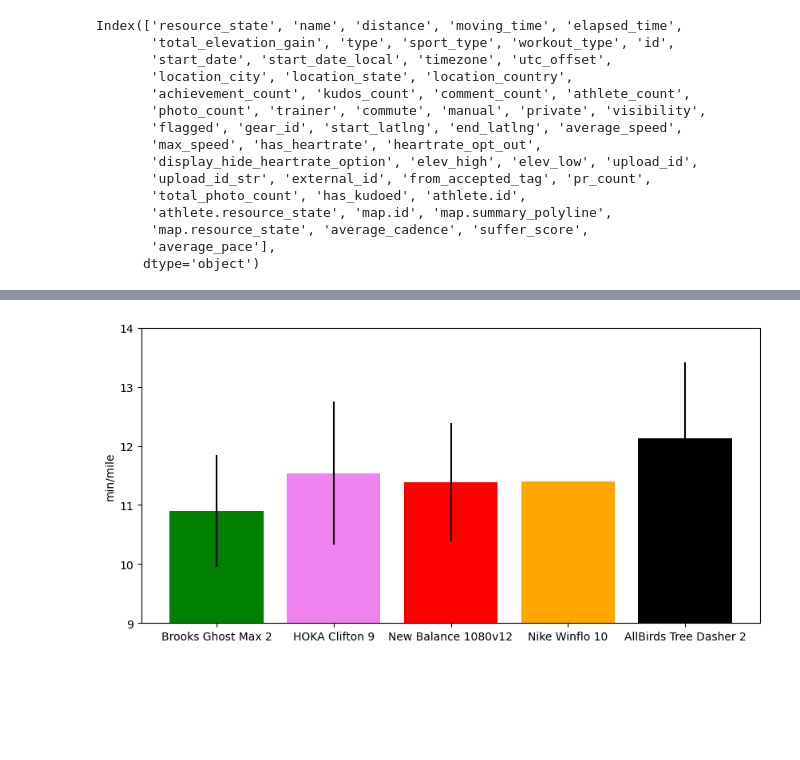
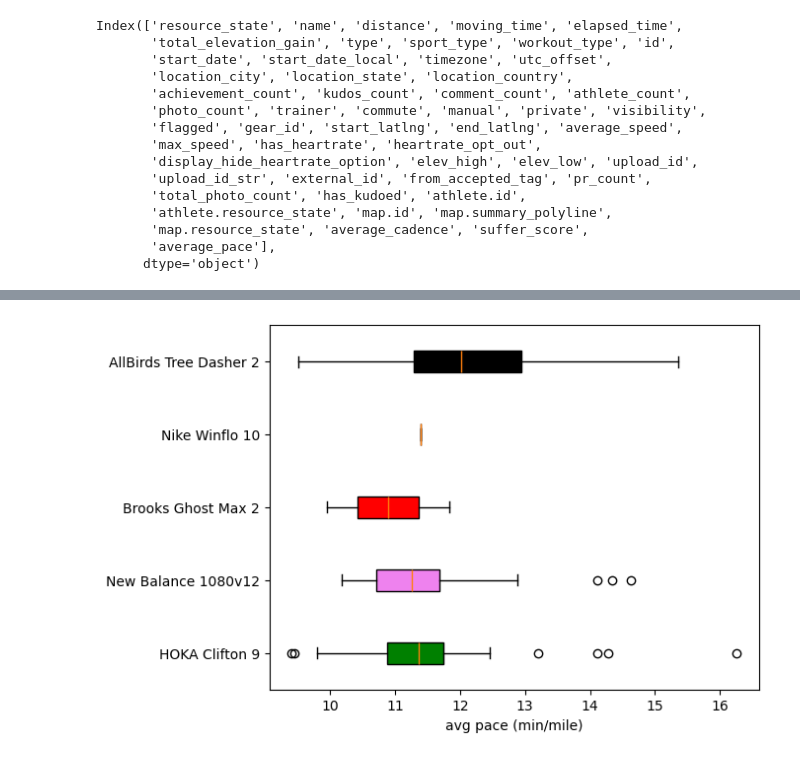
Before and after one commit to muralikgs/running-analysis, a Jupyter notebook: codes/running-analysis.ipynb, the cells around one changed output, grey strips where cells are left out. Drawn from its saved outputs; the diff is of its cells as text; code cells hidden in the pictures; blank space fills up the shorter version.

```diff
--- a/codes/running-analysis.ipynb
+++ b/codes/running-analysis.ipynb
@@ -218,15 +234,20 @@ for id in list_of_gears:
         av_pace_per_shoe = [df["average_pace"].tolist()[j] for j in range(len(df)) if df["gear_id"].tolist()[j] == id]
         mean_per_shoe[id] = np.mean(av_pace_per_shoe)
         std_per_shoe[id] = np.std(av_pace_per_shoe)
-# %%
-fig, axs = plt.subplots(1)
-
-fig.set_figwidth(10)
-
-axs.bar([1, 2, 3, 4, 5], mean_per_shoe.values(), yerr=std_per_shoe.values(), color=color_choices)
-axs.set_xticks([1, 2, 3, 4, 5])
-axs.set_ybound([9,14])
-_ = axs.set_xticklabels(shoe_names_list)
-_ = axs.set_ylabel("min/mile")
-# %% [output]
-[figure, removed]
+# %%
+fig, axs = plt.subplots(1)
+
+data = list()
+for id in list_of_gears:
+    if id:
+        data.append(df[df["gear_id"] == id]["average_pace"])
+
+box = axs.boxplot(data, vert=False, widths=0.3, patch_artist=True)
+
+for patch, color in zip(box["boxes"], color_choices):
+    patch.set_facecolor(color)
+
+axs.set_xlabel("avg pace (min/mile)")
+_ = axs.set_yticklabels([gear_info_dict[id]["name"] for id in list_of_gears if id])
+# %% [output]
+[figure, added]
```
Also changed, not shown: parts of 5 cells of this notebook.
